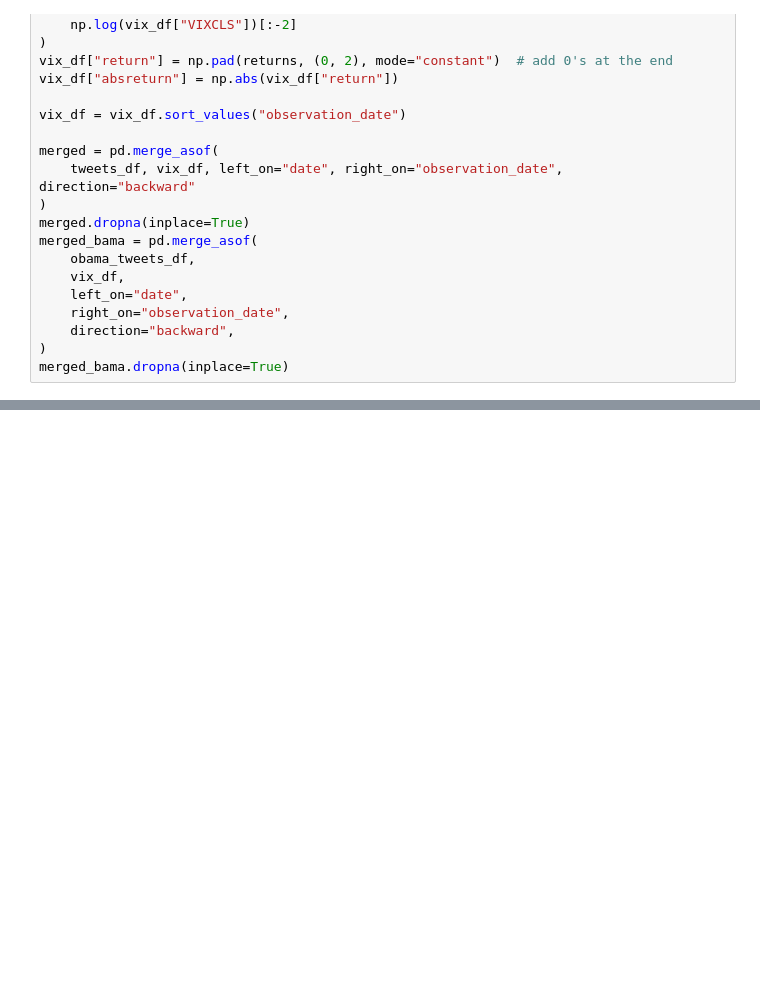
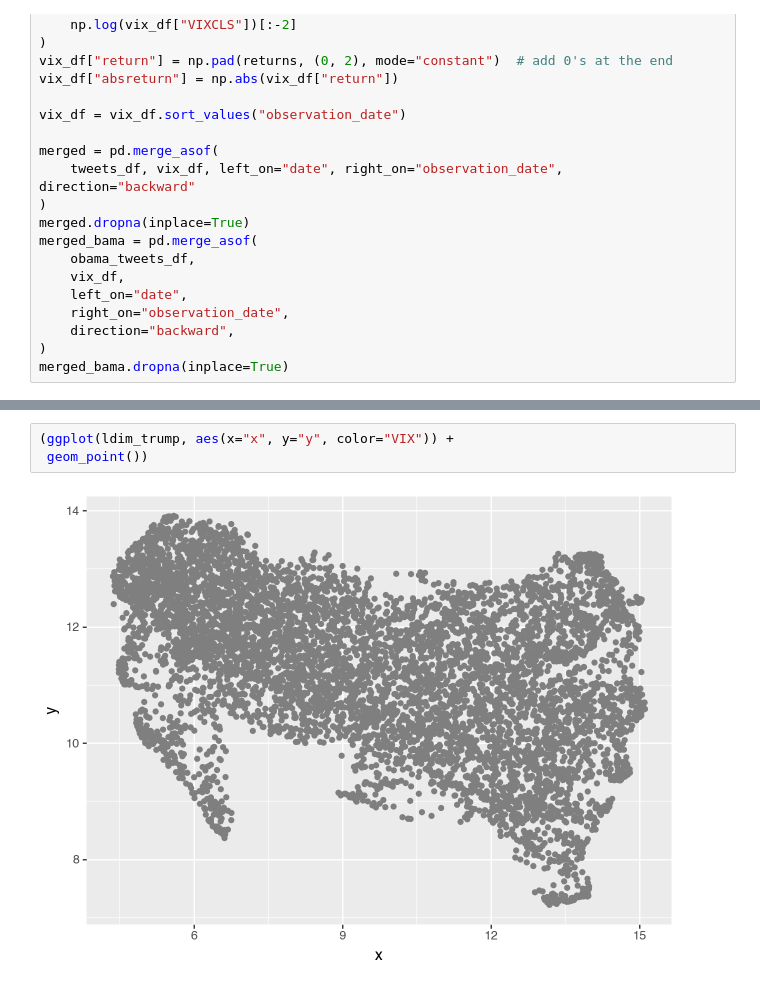
Before and after one commit to jzuckerman1/TwitterDissemination, a Jupyter notebook: embeddings.ipynb, the cells around one changed output, grey strips where cells are left out. Drawn from its saved outputs; the diff is of its cells as text; blank space fills up the shorter version.

```diff
--- a/embeddings.ipynb
+++ b/embeddings.ipynb
@@ -134,0 +172,5 @@ NameError: name 'obama_small' is not defined
+# %%
+(ggplot(ldim_trump, aes(x="x", y="y", color="VIX")) +
+ geom_point())
+# %% [output]
+[figure, added]
```
Also changed, not shown: parts of 15 cells of this notebook.
